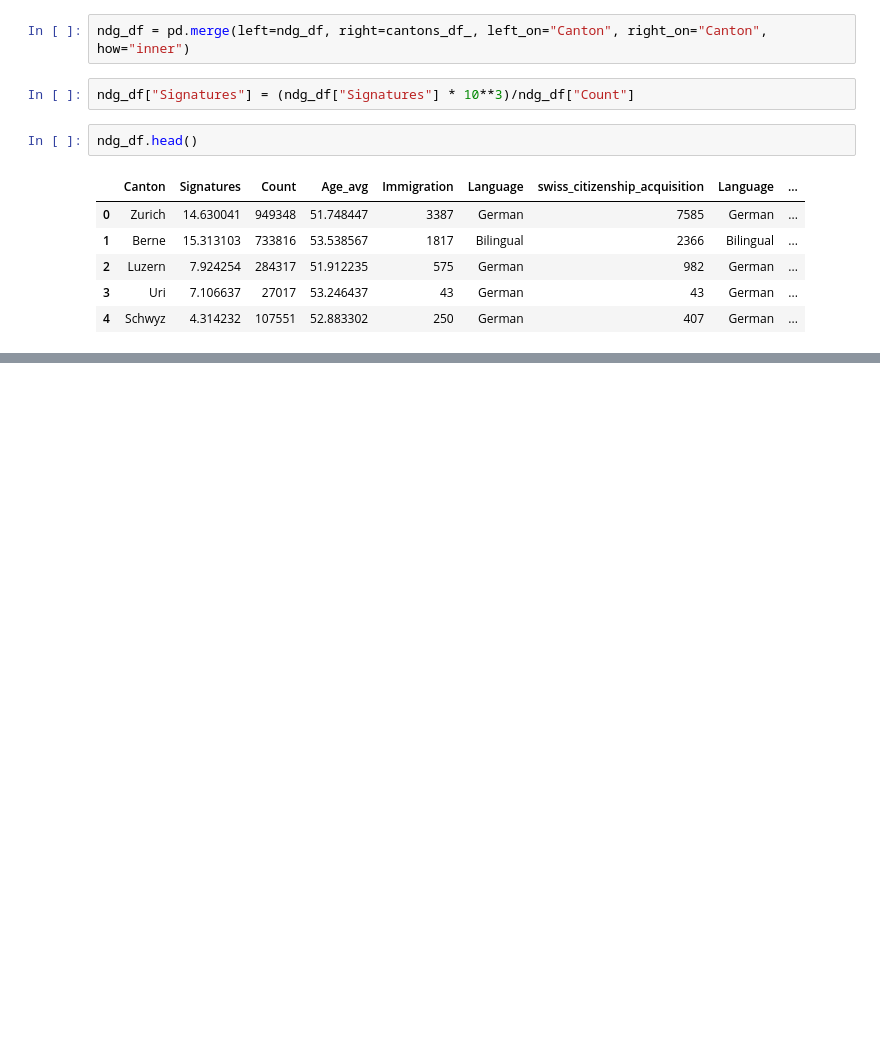
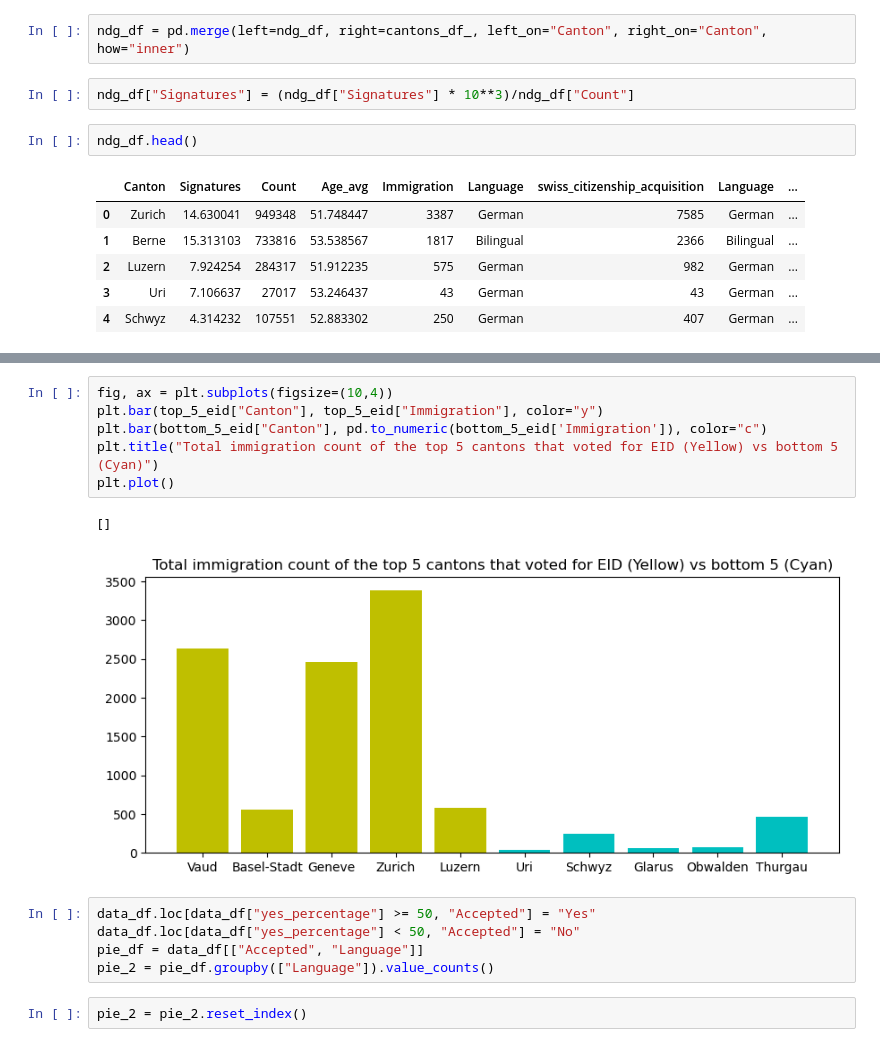
Before and after one commit to Rolph1/Online-privacy-votation-data-analysis, a Jupyter notebook: analysis.ipynb, the cells around one changed output, grey strips where cells are left out. Saved outputs shown, nothing was run; the diff lists cells and outputs as text; blank space fills up the shorter version.

```diff
--- a/analysis.ipynb
+++ b/analysis.ipynb
@@ -415,0 +430,16 @@ strong multicollinearity problems or that the design matrix is singular.
+# %%
+fig, ax = plt.subplots(figsize=(10,4))
+plt.bar(top_5_eid["Canton"], top_5_eid["Immigration"], color="y")
+plt.bar(bottom_5_eid["Canton"], pd.to_numeric(bottom_5_eid['Immigration']), color="c")
+plt.title("Total immigration count of the top 5 cantons that voted for EID (Yellow) vs bottom 5 (Cyan)")
+plt.plot()
+# %% [output]
+[]
+[figure, added]
+# %%
+data_df.loc[data_df["yes_percentage"] >= 50, "Accepted"] = "Yes"
+data_df.loc[data_df["yes_percentage"] < 50, "Accepted"] = "No"
+pie_df = data_df[["Accepted", "Language"]]
+pie_2 = pie_df.groupby(["Language"]).value_counts()
+# %%
+pie_2 = pie_2.reset_index()
```
Also changed, not shown: parts of 15 cells of this notebook, 7 other files.
